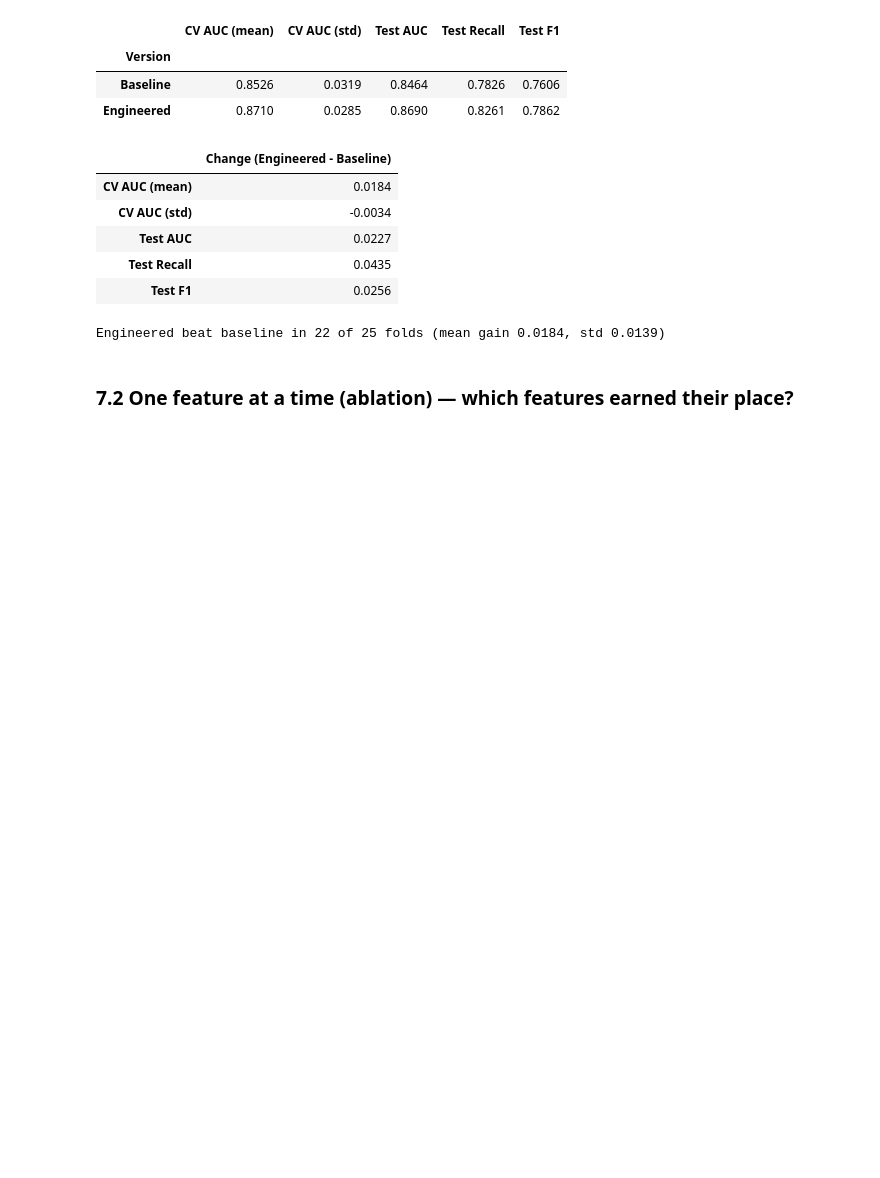
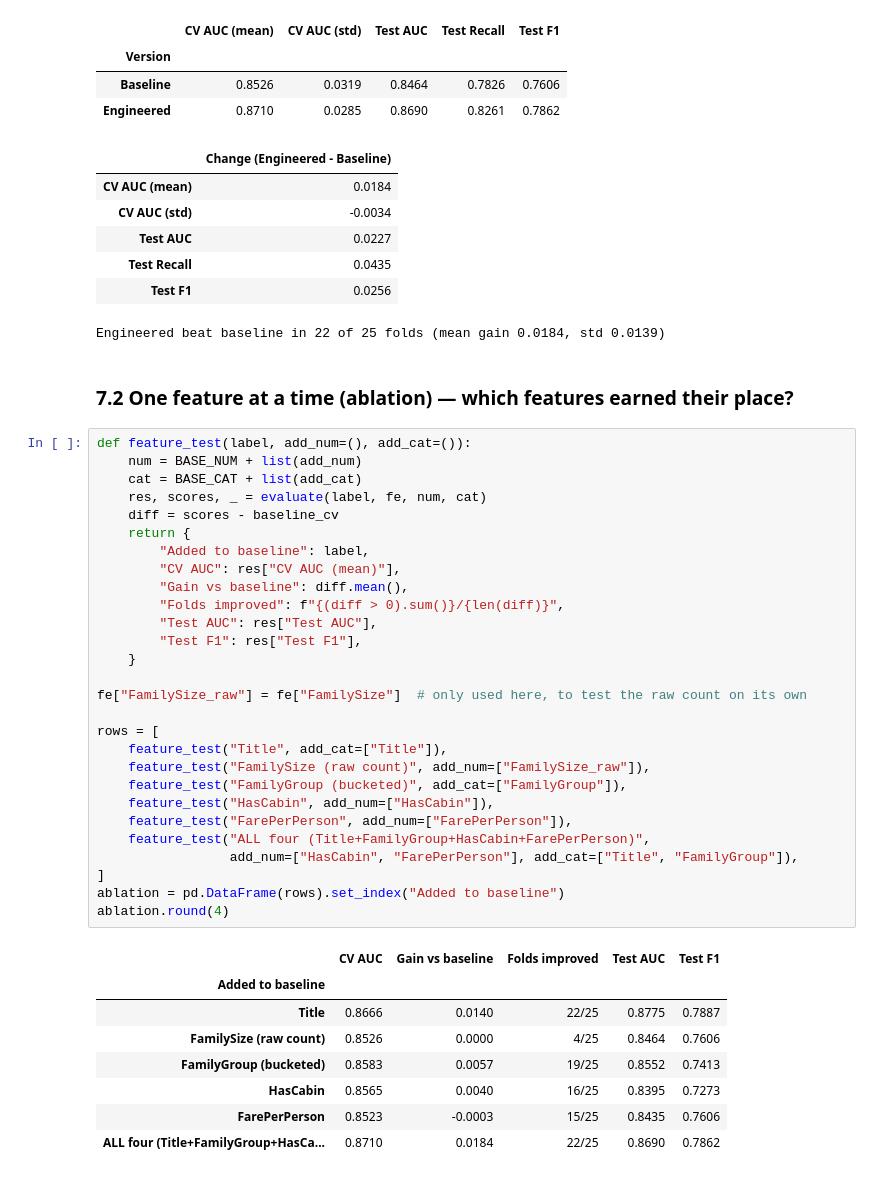
Before and after one commit to Kimberlywangari/titanic-feature-engineering, a Jupyter notebook: feature-engineering.ipynb, the cells around one changed output. Drawn from its saved outputs; the diff is of its cells as text; blank space fills up the shorter version.

```diff
--- a/feature-engineering.ipynb
+++ b/feature-engineering.ipynb
@@ -691,3 +691,40 @@ print(f"Engineered beat baseline in {(paired > 0).sum()} of {len(paired)} folds
 Engineered beat baseline in 22 of 25 folds (mean gain 0.0184, std 0.0139)
 # %% [markdown]
 ### 7.2 One feature at a time (ablation) — which features earned their place?
+# %%
+def feature_test(label, add_num=(), add_cat=()):
+    num = BASE_NUM + list(add_num)
+    cat = BASE_CAT + list(add_cat)
+    res, scores, _ = evaluate(label, fe, num, cat)
+    diff = scores - baseline_cv
+    return {
+        "Added to baseline": label,
+        "CV AUC": res["CV AUC (mean)"],
+        "Gain vs baseline": diff.mean(),
+        "Folds improved": f"{(diff > 0).sum()}/{len(diff)}",
+        "Test AUC": res["Test AUC"],
+        "Test F1": res["Test F1"],
+    }
+
+fe["FamilySize_raw"] = fe["FamilySize"]  # only used here, to test the raw count on its own
+
+rows = [
+    feature_test("Title", add_cat=["Title"]),
+    feature_test("FamilySize (raw count)", add_num=["FamilySize_raw"]),
+    feature_test("FamilyGroup (bucketed)", add_cat=["FamilyGroup"]),
+    feature_test("HasCabin", add_num=["HasCabin"]),
+    feature_test("FarePerPerson", add_num=["FarePerPerson"]),
+    feature_test("ALL four (Title+FamilyGroup+HasCabin+FarePerPerson)",
+                 add_num=["HasCabin", "FarePerPerson"], add_cat=["Title", "FamilyGroup"]),
+]
+ablation = pd.DataFrame(rows).set_index("Added to baseline")
+ablation.round(4)
+# %% [output]
+|  | CV AUC | Gain vs baseline | Folds improved | Test AUC | Test F1 |
+| Added to baseline |  |  |  |  |  |
+| Title | 0.8666 | 0.0140 | 22/25 | 0.8775 | 0.7887 |
+| FamilySize (raw count) | 0.8526 | 0.0000 | 4/25 | 0.8464 | 0.7606 |
+| FamilyGroup (bucketed) | 0.8583 | 0.0057 | 19/25 | 0.8552 | 0.7413 |
+| HasCabin | 0.8565 | 0.0040 | 16/25 | 0.8395 | 0.7273 |
+| FarePerPerson | 0.8523 | -0.0003 | 15/25 | 0.8435 | 0.7606 |
+| ALL four (Title+FamilyGroup+HasCa... | 0.8710 | 0.0184 | 22/25 | 0.8690 | 0.7862 |
```
Also changed, not shown: parts of 6 cells of this notebook.
